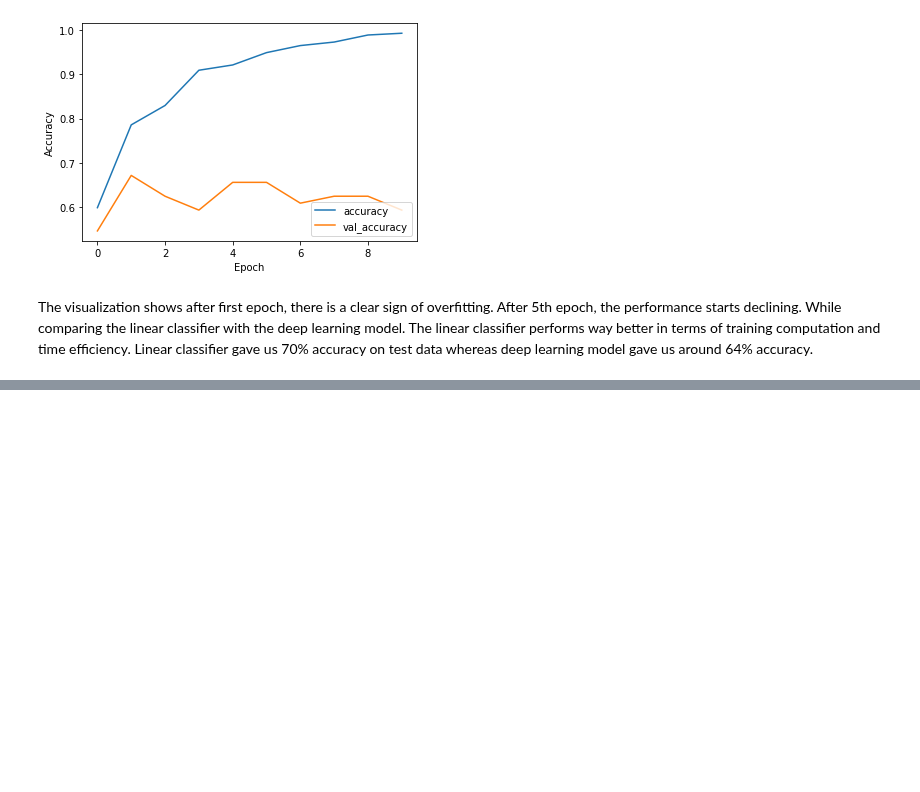
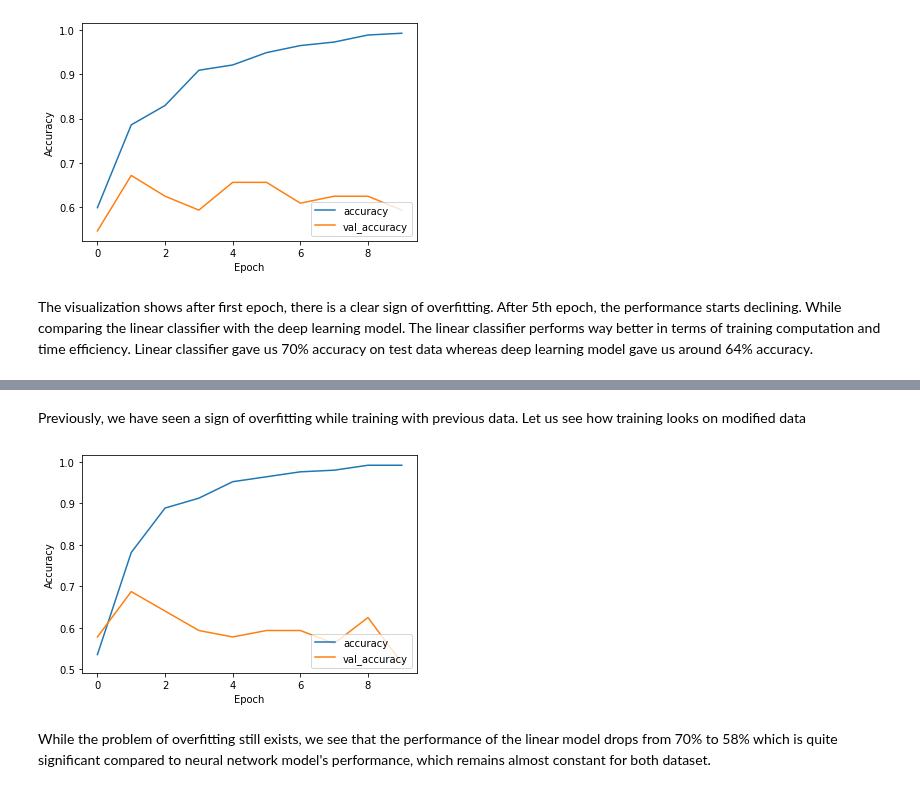
Before and after one commit to syednayeemridwan/data-science-projects, a Jupyter notebook: Heartbeat Classification/heartbeat classification.ipynb, the cells around one changed output, grey strips where cells are left out. Saved outputs shown, nothing was run; the diff lists cells and outputs as text; code cells hidden in the pictures; blank space fills up the shorter version.

```diff
--- a/Heartbeat Classification/heartbeat classification.ipynb
+++ b/Heartbeat Classification/heartbeat classification.ipynb
@@ -393,0 +579,28 @@ The visualization shows after first epoch, there is a clear sign of overfitting.
+# %%
+# import tensorflow as tf
+# from tensorflow.keras.models import Sequential
+# from tensorflow.keras.layers import Conv1D, MaxPooling1D, Flatten, Dense, Dropout
+
+target_length = X_train.shape[1]
+
+# Define the model
+model = Sequential([
+    Conv1D(filters=16, kernel_size=3, activation='relu', input_shape=(target_length, 1)),
+    MaxPooling1D(pool_size=2),
+    Conv1D(filters=32, kernel_size=3, activation='relu'),
+    MaxPooling1D(pool_size=2),
+    Flatten(),
+    Dense(64, activation='relu'),
+    Dropout(0.2),
+    Dense(1, activation='sigmoid')
+])
+
+# Compile the model
+model.compile(optimizer='adam', loss='binary_crossentropy', metrics=['accuracy'])
+
+# Train the model
+history = model.fit(X_train, y_train, epochs=10, batch_size=32, validation_split=0.2)
+
+# Evaluate the model
+loss, accuracy = model.evaluate(X_test, y_test)
+print(f'Test accuracy: {accuracy}')
@@ -393,0 +625,15 @@ The visualization shows after first epoch, there is a clear sign of overfitting.
+# %% [markdown]
+Previously, we have seen a sign of overfitting while training with previous data. Let us see how training looks on modified data
+# %%
+
+# Plot training history
+plt.plot(history.history['accuracy'], label='accuracy')
+plt.plot(history.history['val_accuracy'], label='val_accuracy')
+plt.xlabel('Epoch')
+plt.ylabel('Accuracy')
+plt.legend(loc='lower right')
+plt.show()
+# %% [output]
+[figure, added]
+# %% [markdown]
+While the problem of overfitting still exists, we see that the performance of the linear model drops from 70% to 58% which is quite significant compared to neural network model's performance, which remains almost constant for both dataset.
```
Also changed, not shown: parts of 19 cells of this notebook.
